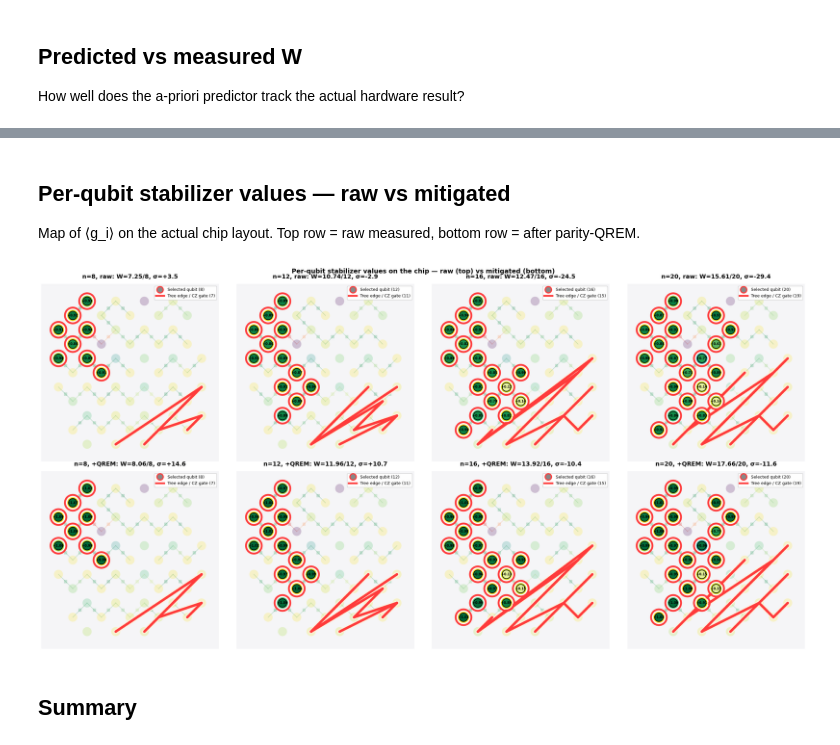
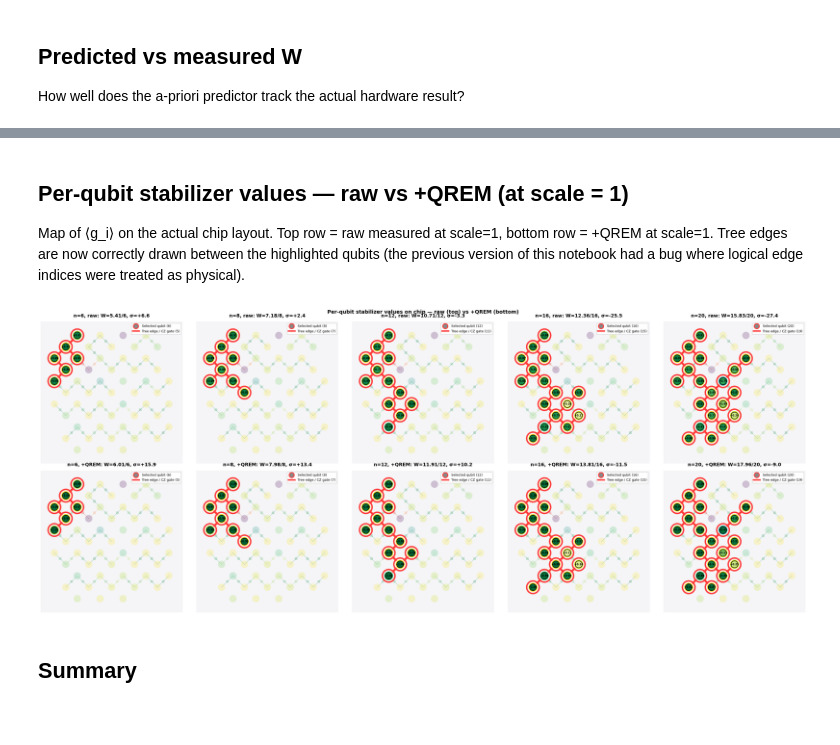
Before and after one commit to GrigoVyd/iqm_qte, a Jupyter notebook: experiments/05_showcase.ipynb, the cells around one changed output, grey strips where cells are left out. Saved outputs shown, nothing was run; the diff lists cells and outputs as text; code cells hidden in the pictures; blank space fills up the shorter version.

```diff
--- a/experiments/05_showcase.ipynb
+++ b/experiments/05_showcase.ipynb
@@ -271,15 +285,23 @@ n = 20:  cost=0.3982  predicted W = 18.750 / 20  (threshold 19, margin -0.0125)
 # %%
-# Visualise each chosen tree on the chip topology (exact IQM dashboard layout)
+# Visualise each chosen tree on the chip topology (exact IQM dashboard layout).
+# IMPORTANT: tree['edges'] is in PHYSICAL qubit indices (what plot expects).
+# tree['logical_edges'] is in 0..n-1 logical indices and would be wrong here.
 n_trees = len(trees)
-fig, axes = plt.subplots(2, 2, figsize=(20, 18))
+ncols = min(n_trees, 3)
+nrows = (n_trees + ncols - 1) // ncols
+fig, axes = plt.subplots(nrows, ncols, figsize=(8*ncols, 8*nrows), squeeze=False)
 for ax, (n, t) in zip(axes.flat, trees.items()):
     pw = t['predicted_W']
     plot_device_topology(
         backend, metrics=qm, cz_fidelities=cz, color_by='readout_fidelity',
-        highlight_qubits=t['qubits'], highlight_edges=t['edges'],
-        title=f'n = {n} qubits  -  cost {t["weight"]:.3f}  -  predicted W = {pw:.2f} / {n}',
+        highlight_qubits=t['qubits'],
+        highlight_edges=t['edges'],   # physical edges
+        title=f'n = {n}  -  cost {t["weight"]:.3f}  -  predW = {pw:.2f} / {n}',
         ax=ax, spotlight=True,
     )
+# Hide unused axes
+for ax in axes.flat[len(trees):]:
+    ax.set_visible(False)
 plt.suptitle('Optimal spanning trees — color = readout fidelity, red = chosen tree',
              fontsize=14, fontweight='bold', y=0.995)
 plt.tight_layout()
@@ -455,45 +546,56 @@ plt.show()
 # %% [markdown]
-## Per-qubit stabilizer values — raw vs mitigated
+## Per-qubit stabilizer values — raw vs +QREM (at scale = 1)
 
-Map of ⟨g_i⟩ on the actual chip layout. Top row = raw measured, bottom row = after parity-QREM.
+Map of ⟨g_i⟩ on the actual chip layout. Top row = raw measured at scale=1, bottom row = +QREM at scale=1. Tree edges are now correctly drawn between the highlighted qubits (the previous version of this notebook had a bug where logical edge indices were treated as physical).
 # %%
 from matplotlib.cm import RdYlGn
 import matplotlib.patches as mpatches
 
 pos = _device_layout(backend)
 fig, axes = plt.subplots(2, len(results), figsize=(6*len(results), 12), squeeze=False)
 
 for col, r in enumerate(results):
     n = r['n']
     qubits = r['qubits']
-    for row_idx, key in enumerate(['stab_raw', 'stab_mit']):
+    # Convert logical edges to physical edges for plotting
+    phys_edges = [(qubits[a], qubits[b]) for a, b in r['logical_edges']]
+
+    # Recompute per-qubit stabilizer values for scale=1, raw and +QREM
+    cA = counts_by[(n, 1)]['a']; cB = counts_by[(n, 1)]['b']
+    res_s = compute_gme_witness_graph(cA, cB, n, r['logical_edges'], r['coloring'])
+    stab_raw = res_s['stabilizer_values']
+    stab_qrem = apply_qrem_to_stabilizers_graph(
+        stab_raw, n, r['logical_edges'], qubits, correction_factors)
+
+    for row_idx, (stab, label, W_val, sigma_val) in enumerate([
+        (stab_raw,  'raw',   r['W_raw'],  r['sigma_raw']),
+        (stab_qrem, '+QREM', r['W_qrem'], r['sigma_qrem']),
+    ]):
         ax = axes[row_idx, col]
-        # Plot full chip faded
         plot_device_topology(
             backend, metrics=qm, cz_fidelities=cz, color_by='readout_fidelity',
-            highlight_qubits=qubits, highlight_edges=r['logical_edges'],
+            highlight_qubits=qubits,
+            highlight_edges=phys_edges,         # ← physical, not logical
             ax=ax, spotlight=True, show_labels=False, pos=pos,
-            title=f"n={n}, {'raw' if key=='stab_raw' else '+QREM'}: "
-                   f"W={r['W_raw' if key=='stab_raw' else 'W_mit']:.2f}/{n}, "
-                   f"σ={r['sigma_raw' if key=='stab_raw' else 'sigma_mit']:+.1f}",
+            title=f"n={n}, {label}: W={W_val:.2f}/{n}, σ={sigma_val:+.1f}",
         )
-        # Overlay per-qubit stabilizer values as colored circles
-        for lq, val in r[key].items():
+        # Overlay per-qubit stabilizer values
+        for lq, val in stab.items():
             pq = qubits[lq]
             x, y = pos[pq]
             color = RdYlGn((val + 1) / 2)
             ax.add_patch(mpatches.Circle((x, y), radius=0.30, facecolor=color,
                                           edgecolor='black', linewidth=1.5, zorder=15))
             ax.text(x, y, f'{val:+.2f}', ha='center', va='center',
                     fontsize=7, fontweight='bold', color='black', zorder=16)
 
-plt.suptitle('Per-qubit stabilizer values on the chip — raw (top) vs mitigated (bottom)',
+plt.suptitle('Per-qubit stabilizer values on chip — raw (top) vs +QREM (bottom)',
              fontsize=14, fontweight='bold')
 plt.tight_layout()
 plt.savefig('showcase_heatmaps.png', dpi=110, bbox_inches='tight')
 plt.show()
 # %% [output]
-[figure, old version]
+[figure, new version]
 # %% [markdown]
 ## Summary
 # %%
```
Also changed, not shown: parts of 12 cells of this notebook, 2 other files.
